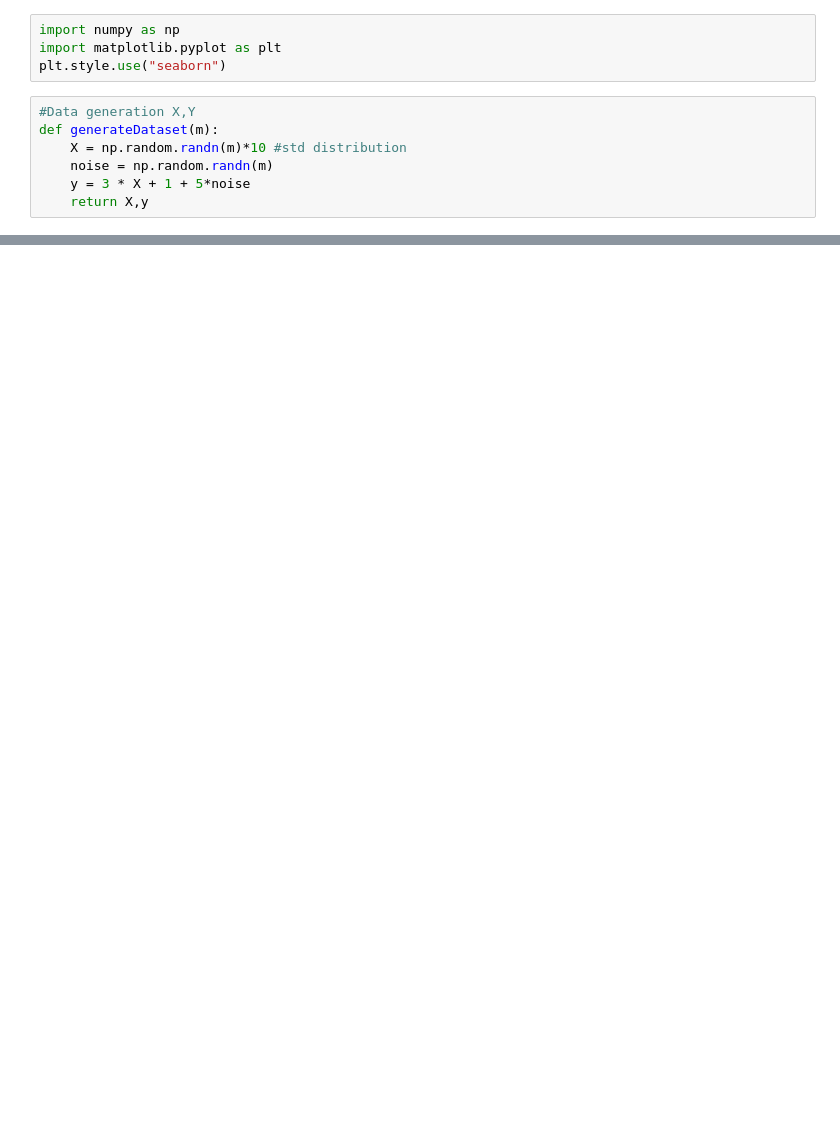
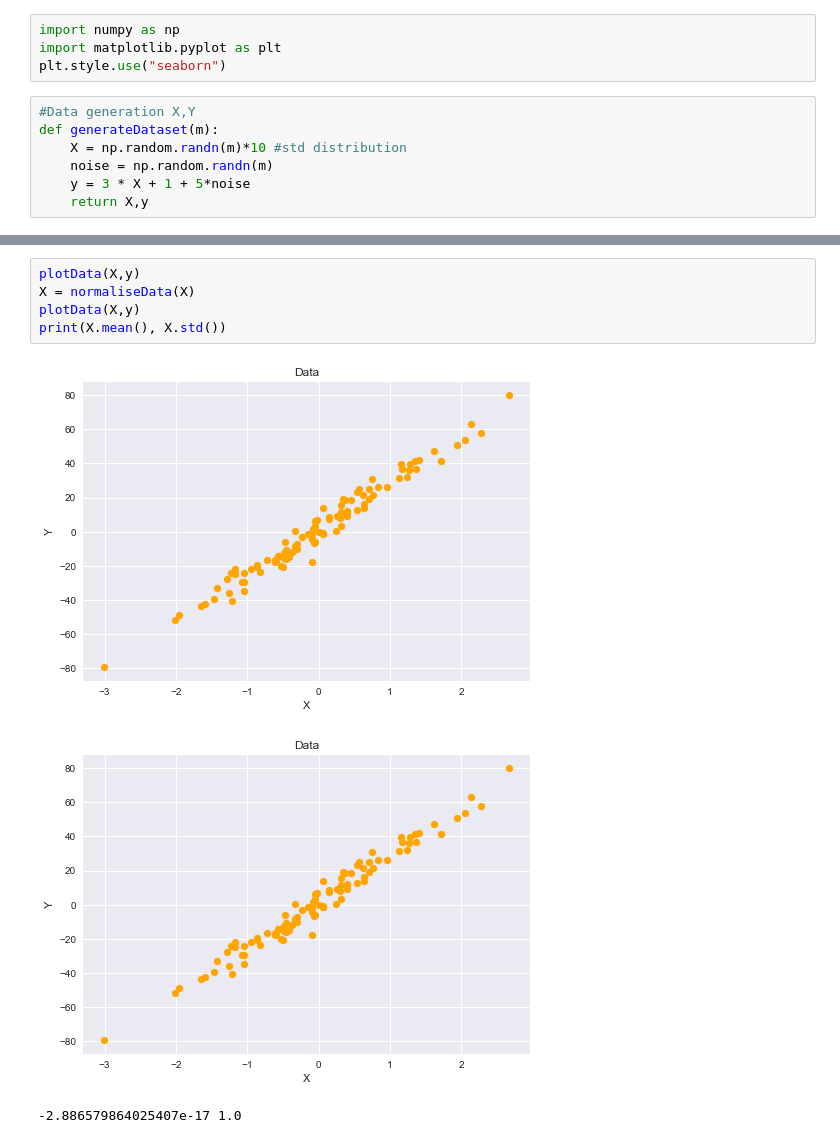
Before and after one commit to irfanalimd/machine-learning, a Jupyter notebook: linear_regression.ipynb, the cells around one changed output, grey strips where cells are left out. Drawn from its saved outputs; the diff is of its cells as text; blank space fills up the shorter version.

```diff
--- a/linear_regression.ipynb
+++ b/linear_regression.ipynb
@@ -31,0 +50,9 @@ plotData(X,y)
+# %%
+plotData(X,y)
+X = normaliseData(X)
+plotData(X,y)
+print(X.mean(), X.std())
+# %% [output]
+[figure, added]
+[figure, added]
+-2.886579864025407e-17 1.0
```
Also changed, not shown: parts of 9 cells of this notebook.
